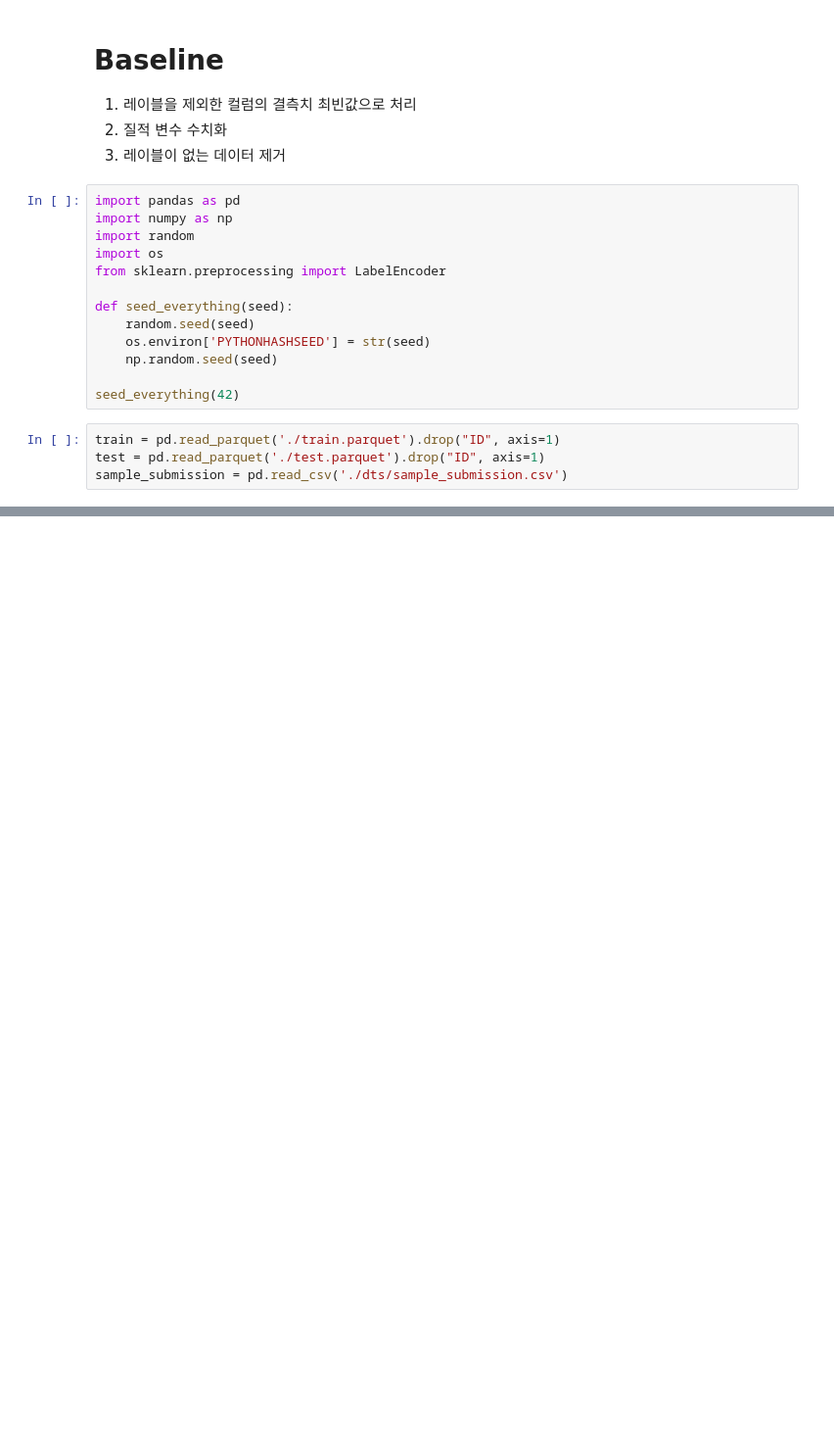
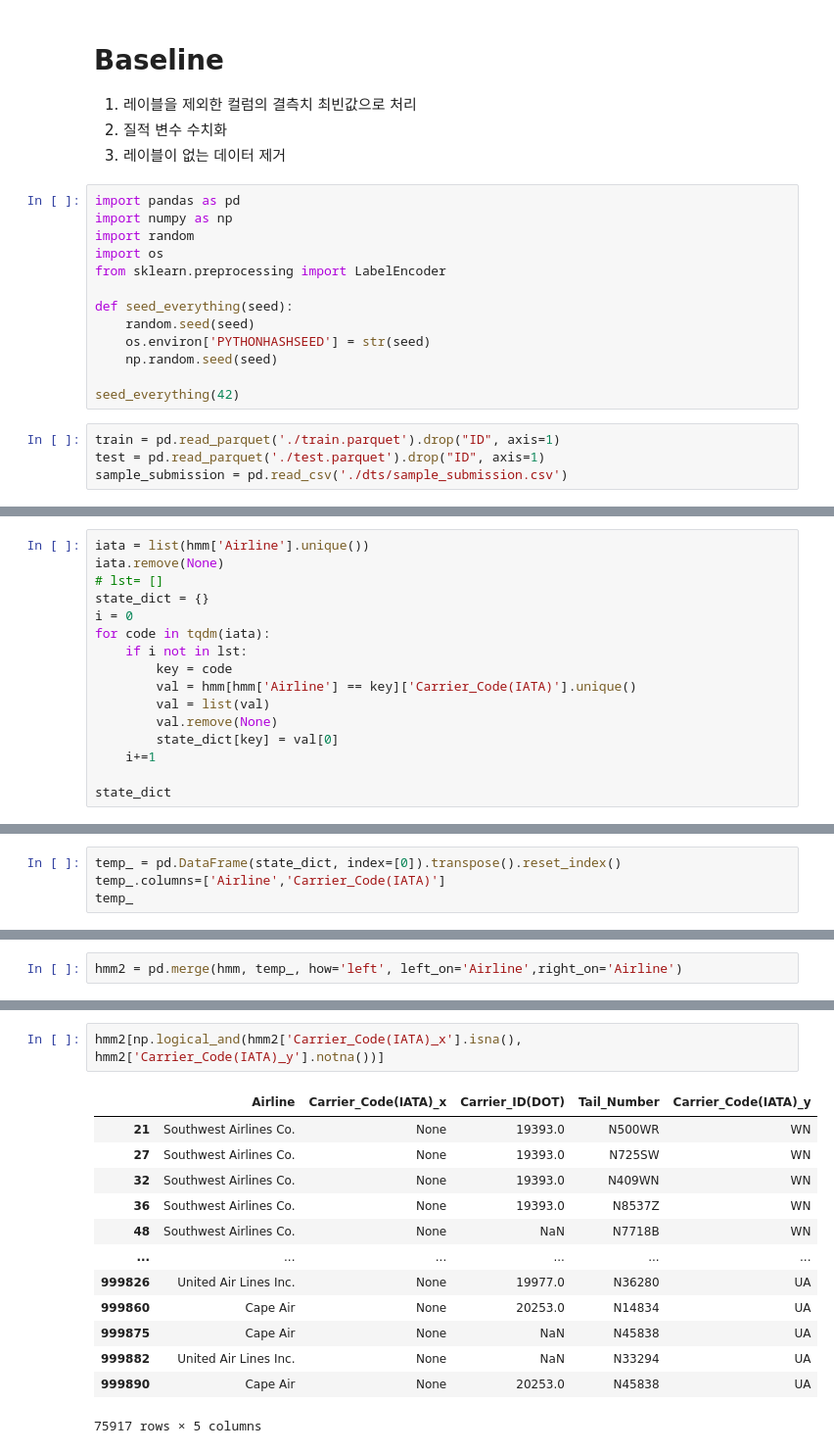
Before and after one commit to jhs-164179/dacon_flightdelay, a Jupyter notebook: preprocessing.ipynb, the cells around one changed output, grey strips where cells are left out. Shown at 98% size. Saved outputs shown, nothing was run; the diff lists cells and outputs as text; blank space fills up the shorter version.

```diff
--- a/preprocessing.ipynb
+++ b/preprocessing.ipynb
@@ -77,0 +382,16 @@ train_y = train['Delay_num']
+# %%
+iata = list(hmm['Airline'].unique())
+iata.remove(None)
+# lst= []
+state_dict = {}
+i = 0
+for code in tqdm(iata):
+    if i not in lst:
+        key = code
+        val = hmm[hmm['Airline'] == key]['Carrier_Code(IATA)'].unique()
+        val = list(val)
+        val.remove(None)
+        state_dict[key] = val[0]
+    i+=1
+
+state_dict
@@ -77,0 +416,4 @@ train_y = train['Delay_num']
+# %%
+temp_ = pd.DataFrame(state_dict, index=[0]).transpose().reset_index()
+temp_.columns=['Airline','Carrier_Code(IATA)']
+temp_
@@ -77,0 +438,2 @@ train_y = train['Delay_num']
+# %%
+hmm2 = pd.merge(hmm, temp_, how='left', left_on='Airline',right_on='Airline')
@@ -77,0 +469,16 @@ train_y = train['Delay_num']
+# %%
+hmm2[np.logical_and(hmm2['Carrier_Code(IATA)_x'].isna(), hmm2['Carrier_Code(IATA)_y'].notna())]
+# %% [output]
+|  | Airline | Carrier_Code(IATA)_x | Carrier_ID(DOT) | Tail_Number | Carrier_Code(IATA)_y |
+| 21 | Southwest Airlines Co. | None | 19393.0 | N500WR | WN |
+| 27 | Southwest Airlines Co. | None | 19393.0 | N725SW | WN |
+| 32 | Southwest Airlines Co. | None | 19393.0 | N409WN | WN |
+| 36 | Southwest Airlines Co. | None | 19393.0 | N8537Z | WN |
+| 48 | Southwest Airlines Co. | None | NaN | N7718B | WN |
+| ... | ... | ... | ... | ... | ... |
+| 999826 | United Air Lines Inc. | None | 19977.0 | N36280 | UA |
+| 999860 | Cape Air | None | 20253.0 | N14834 | UA |
+| 999875 | Cape Air | None | NaN | N45838 | UA |
+| 999882 | United Air Lines Inc. | None | NaN | N33294 | UA |
+| 999890 | Cape Air | None | 20253.0 | N45838 | UA |
+75917 rows × 5 columns
```
Also changed, not shown: parts of 36 cells of this notebook, 4 other files.
